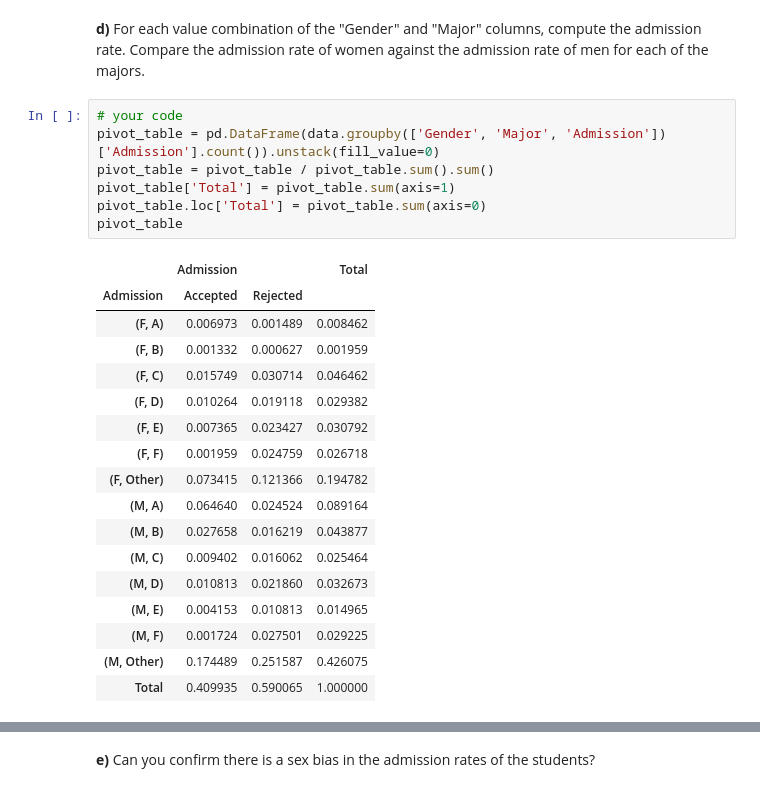
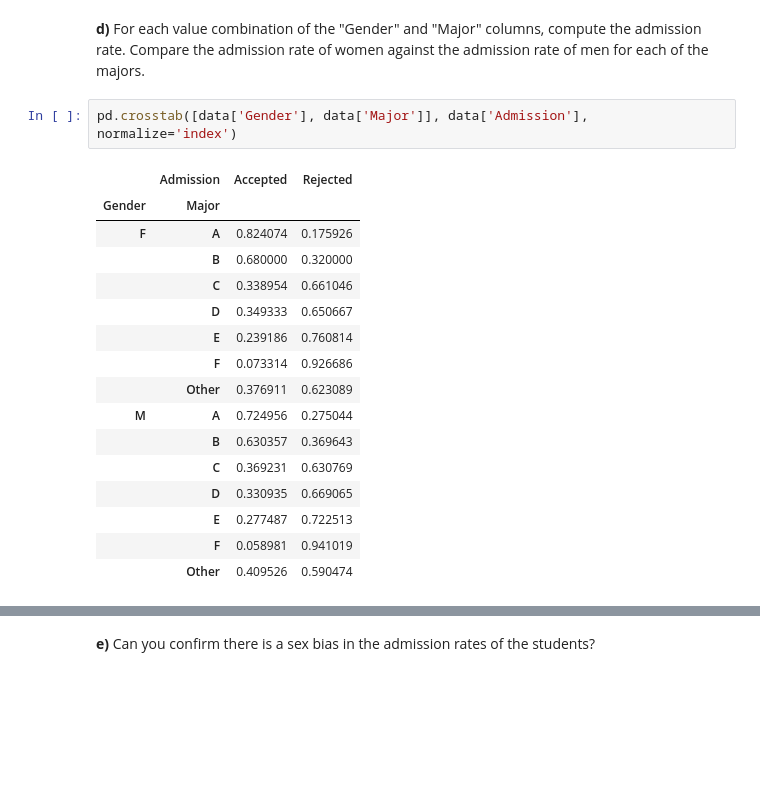
Before and after one commit to CodingTil/2022_23---Introduction-to-Data-Science---Exercises, a Jupyter notebook: assignment_2/assignment2.ipynb, the cells around one changed output, grey strips where cells are left out. Drawn from its saved outputs; the diff is of its cells as text; blank space fills up the shorter version.

```diff
--- a/assignment_2/assignment2.ipynb
+++ b/assignment_2/assignment2.ipynb
@@ -1643,29 +1590,23 @@ We also observe that just 27.5% of the accepted applicants are female. For the r
 # %% [markdown]
 **d)** For each value combination of the "Gender" and "Major" columns, compute the admission rate. Compare the admission rate of women against the admission rate of men for each of the majors.
 # %%
-# your code
-pivot_table = pd.DataFrame(data.groupby(['Gender', 'Major', 'Admission'])['Admission'].count()).unstack(fill_value=0)
-pivot_table = pivot_table / pivot_table.sum().sum()
-pivot_table['Total'] = pivot_table.sum(axis=1)
-pivot_table.loc['Total'] = pivot_table.sum(axis=0)
-pivot_table
+pd.crosstab([data['Gender'], data['Major']], data['Admission'], normalize='index')
 # %% [output]
-|  | Admission |  | Total |
-| Admission | Accepted | Rejected |  |
-| (F, A) | 0.006973 | 0.001489 | 0.008462 |
-| (F, B) | 0.001332 | 0.000627 | 0.001959 |
-| (F, C) | 0.015749 | 0.030714 | 0.046462 |
-| (F, D) | 0.010264 | 0.019118 | 0.029382 |
-| (F, E) | 0.007365 | 0.023427 | 0.030792 |
-| (F, F) | 0.001959 | 0.024759 | 0.026718 |
-| (F, Other) | 0.073415 | 0.121366 | 0.194782 |
-| (M, A) | 0.064640 | 0.024524 | 0.089164 |
-| (M, B) | 0.027658 | 0.016219 | 0.043877 |
-| (M, C) | 0.009402 | 0.016062 | 0.025464 |
-| (M, D) | 0.010813 | 0.021860 | 0.032673 |
-| (M, E) | 0.004153 | 0.010813 | 0.014965 |
-| (M, F) | 0.001724 | 0.027501 | 0.029225 |
-| (M, Other) | 0.174489 | 0.251587 | 0.426075 |
-| Total | 0.409935 | 0.590065 | 1.000000 |
+|  | Admission | Accepted | Rejected |
+| Gender | Major |  |  |
+| F | A | 0.824074 | 0.175926 |
+|  | B | 0.680000 | 0.320000 |
+|  | C | 0.338954 | 0.661046 |
+|  | D | 0.349333 | 0.650667 |
+|  | E | 0.239186 | 0.760814 |
+|  | F | 0.073314 | 0.926686 |
+|  | Other | 0.376911 | 0.623089 |
+| M | A | 0.724956 | 0.275044 |
+|  | B | 0.630357 | 0.369643 |
+|  | C | 0.369231 | 0.630769 |
+|  | D | 0.330935 | 0.669065 |
+|  | E | 0.277487 | 0.722513 |
+|  | F | 0.058981 | 0.941019 |
+|  | Other | 0.409526 | 0.590474 |
 # %% [markdown]
 **Your answer:**
```
Also changed, not shown: parts of 34 cells of this notebook, 2 other files.
